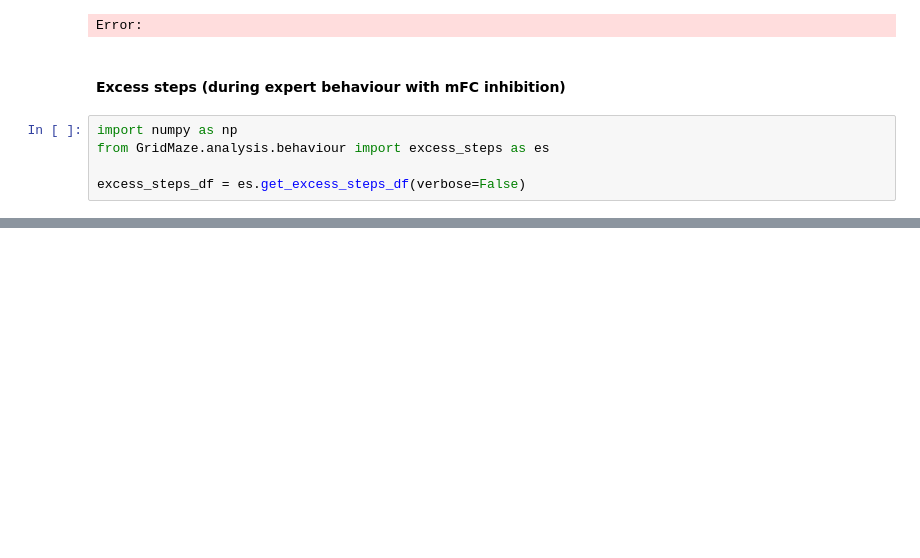
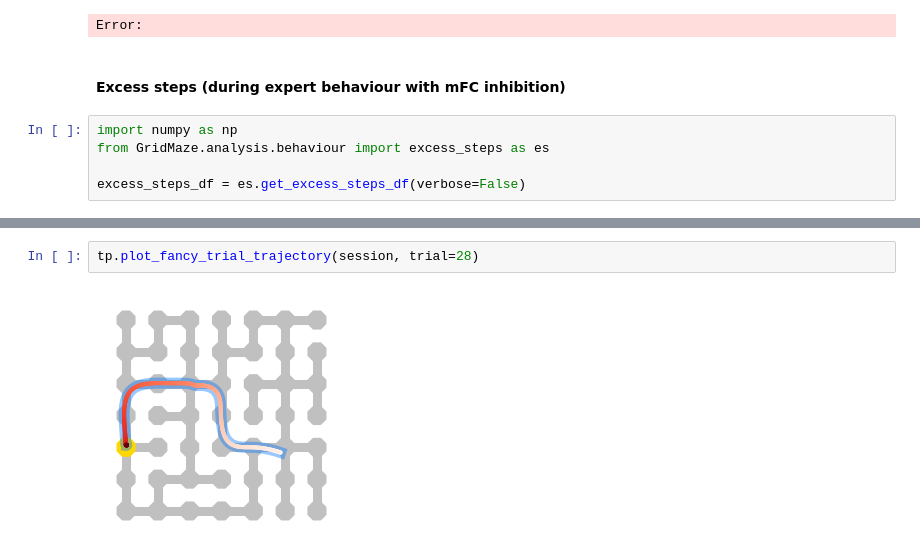
Before and after one commit to peterdoohan/goalNav_mFC-opto3, a Jupyter notebook: code/Notebooks/performance_metrics.ipynb, the cells around one changed output, grey strips where cells are left out. Cells and saved outputs as stored; diff of their text form; blank space fills up the shorter version.

```diff
--- a/code/Notebooks/performance_metrics.ipynb
+++ b/code/Notebooks/performance_metrics.ipynb
@@ -103,0 +113,4 @@ es.plot_random_effects_summary(
+# %%
+tp.plot_fancy_trial_trajectory(session, trial=28)
+# %% [output]
+[figure, added]
```
Also changed, not shown: parts of 9 cells of this notebook, 1 other file.
